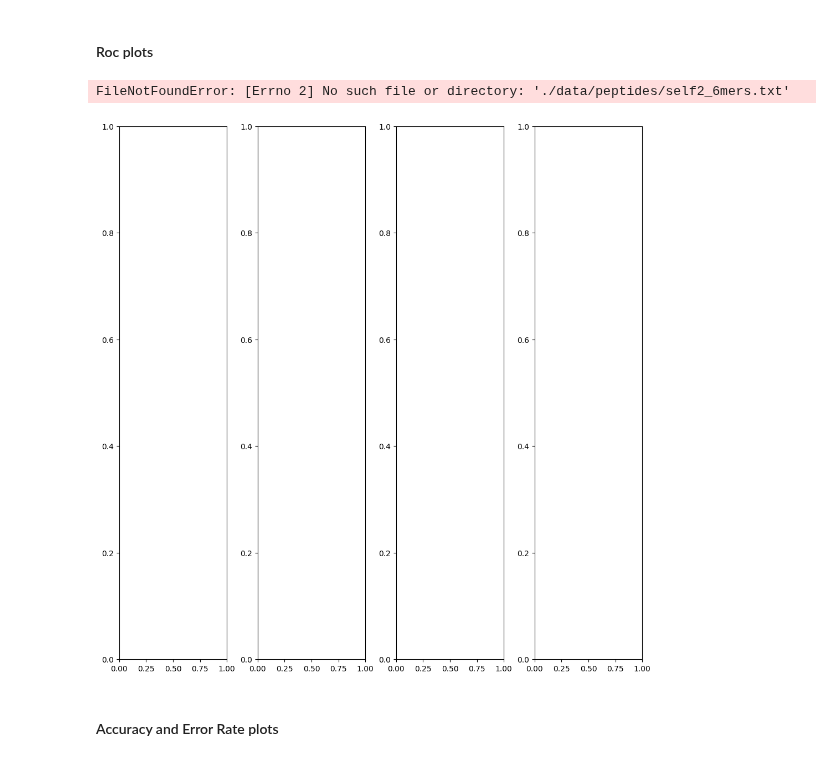
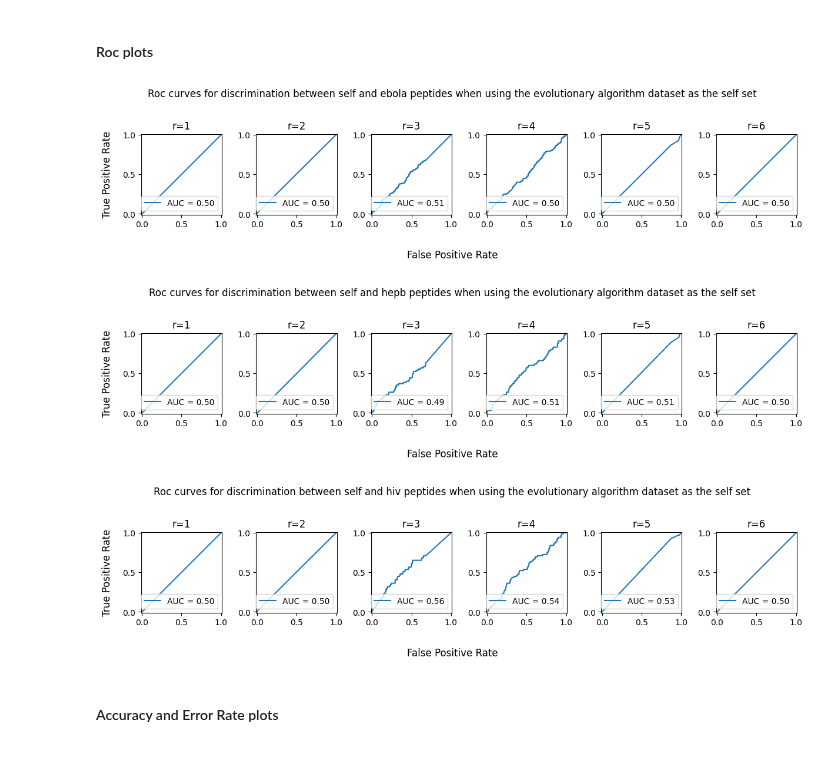
Before and after one commit to VaggelisSpi/NaCo_Project, a Jupyter notebook: project/calculations.ipynb, the cells around one changed output. Cells and saved outputs as stored; diff of their text form; code cells hidden in the pictures.

Commit message:
Add plots for peptides

```diff
--- a/project/calculations.ipynb
+++ b/project/calculations.ipynb
@@ -301,20 +301,20 @@ r_start = 1
 r_stop = 6
 
 ns = NegativeSelection(
-    "/data/sampled/6mers.alpha", "./data/sampled/self1_6mers_greedy.txt", r_start=r_start, r_stop=r_stop, n=6
+    "/data/sampled/6mers.alpha", "./data/sampled/self1_6mers_ea_final.txt", r_start=r_start, r_stop=r_stop, n=6
 )
 
 normal_path = "./data/peptides/self2-6mers.txt"
 anomalous_path = "./data/peptides/"
 result_path = "./data/results/"
 
-ns.run(normal_path, result_path, "greedy")
+ns.run(normal_path, result_path, "ea")
 # ns.run(anomalous_path, result_path, "random")
 # %%
 foreigns = ["ebola", "hepb", "hiv"]
 for foreign in foreigns:
     anomalous_path = "./data/peptides/" + foreign + "-6mers.txt"
-    ns.run(anomalous_path, result_path, "greedy")
+    ns.run(anomalous_path, result_path, "ea")
 # %% [markdown]
 ### Calculate metrics of negative selection
 # %%
@@ -339,48 +339,56 @@ def caclulate_roc_auc(data):
 # %% [markdown]
 #### Roc plots
 # %%
-res_dir = "./data/results"
 pd.set_option('future.no_silent_downcasting', True) # opt-in for future behavior of replace
 
-fig, ax = plt.subplots(1, r_stop, figsize=(10, 10), constrained_layout=True)
+for foreign in foreigns:
+    res_dir = "./data/results/"
+    anomalous_path = "./data/peptides/" + foreign + "-6mers.txt"
 
-acc_list = []
-err_rate_list = []
-f1_list = []
-precision_list = []
-recall_list = []
+    fig, ax = plt.subplots(1, r_stop, figsize=(12, 3), constrained_layout=True)
+    fig.suptitle(f"Roc curves for discrimination between self and {foreign} peptides when using the evolutionary algorithm dataset as the self set")
+    fig.supxlabel("False Positive Rate")
+    fig.supylabel("True Positive Rate")
 
-for r in range(r_start, r_stop + 1):
-    anomalous_data = load_data(anomalous_path, r, 1)
-    normal_data = load_data(normal_path, r, 0)
-    data = pd.concat([anomalous_data, normal_data])
+    acc_list = []
+    err_rate_list = []
+    f1_list = []
+    precision_list = []
+    recall_list = []
+    for r in range(r_start, r_stop + 1):
+        anomalous_data = load_data(anomalous_path, r, res_dir, 1, "ea")
+        normal_data = load_data(normal_path, r, res_dir, 0, "ea")
+        data = pd.concat([anomalous_data, normal_data])
 
-    _, _, data = preprocess_data(data, r)
-    # display(data.head())
+        _, _, data = preprocess_data(data, r)
+        # display(data.head())
 
-    auc, roc = caclulate_roc_auc(data)
-    axis = ax[r - 1]
-    roc.plot(ax=axis)
-    axis.set_title(f"r={r}")
+        auc, roc = caclulate_roc_auc(data)
+        axis = ax[r - 1]
+        roc.plot(ax=axis)
+        axis.set_xlabel("")
+        axis.set_ylabel("")
+        axis.set_title(f"r={r}")
 
 
-    y_true = data['anomalous'].to_list()
-    y_pred = data['y'].replace({True: 1, False: 0}).to_list()
-    acc = metrics.accuracy_score(y_true, y_pred)
-    err_rate = 1 - acc
+        y_true = data['anomalous'].to_list()
+        y_pred = data['y'].replace({True: 1, False: 0}).to_list()
+        acc = metrics.accuracy_score(y_true, y_pred)
+        err_rate = 1 - acc
 
-    f1 = metrics.f1_score(y_true, y_pred)
-    precision = metrics.precision_score(y_true, y_pred)
-    recall = metrics.recall_score(y_true, y_pred)
+        f1 = metrics.f1_score(y_true, y_pred)
+        precision = metrics.precision_score(y_true, y_pred)
+        recall = metrics.recall_score(y_true, y_pred)
 
-    acc_list.append(acc)
-    err_rate_list.append(err_rate)
-    f1_list.append(f1)
-    precision_list.append(precision)
-    recall_list.append(recall)
+        acc_list.append(acc)
+        err_rate_list.append(err_rate)
+        f1_list.append(f1)
+        precision_list.append(precision)
+        recall_list.append(recall)
 # %% [output]
-FileNotFoundError: [Errno 2] No such file or directory: './data/peptides/self2_6mers.txt'
-[figure, old version]
+[figure, new version]
+[figure, added]
+[figure, added]
 # %% [markdown]
 #### Accuracy and Error Rate plots
 # %%
```
Also changed, not shown: 14 other files.
